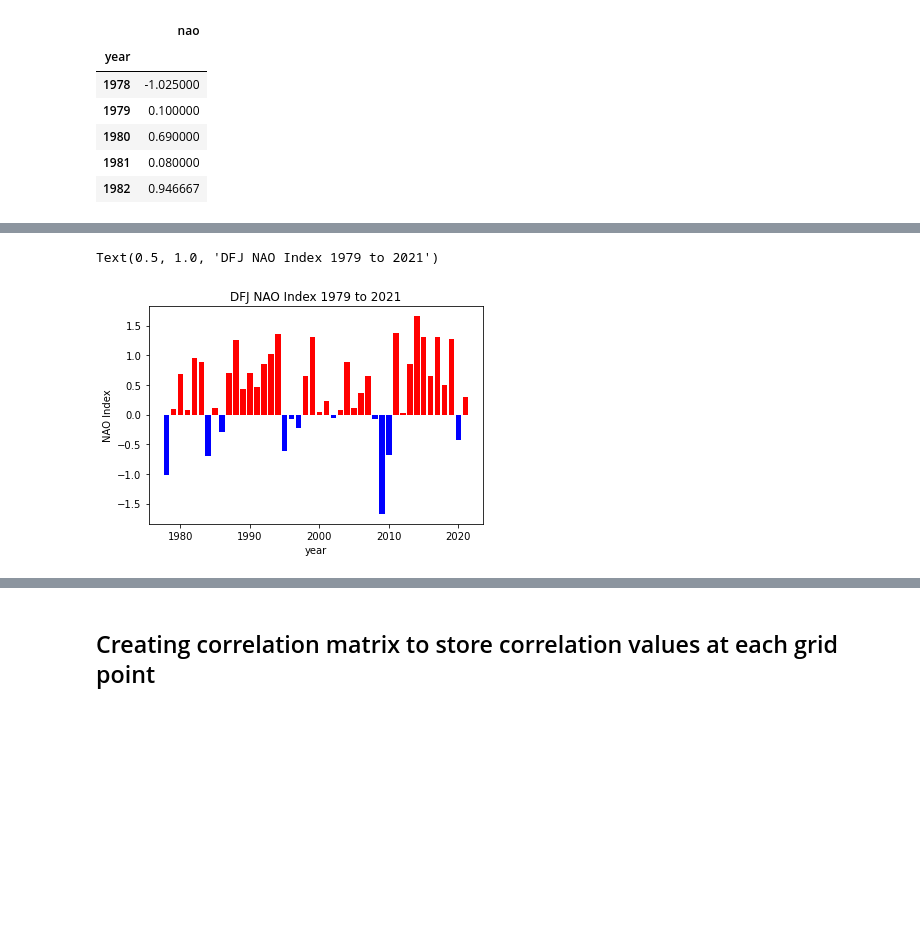
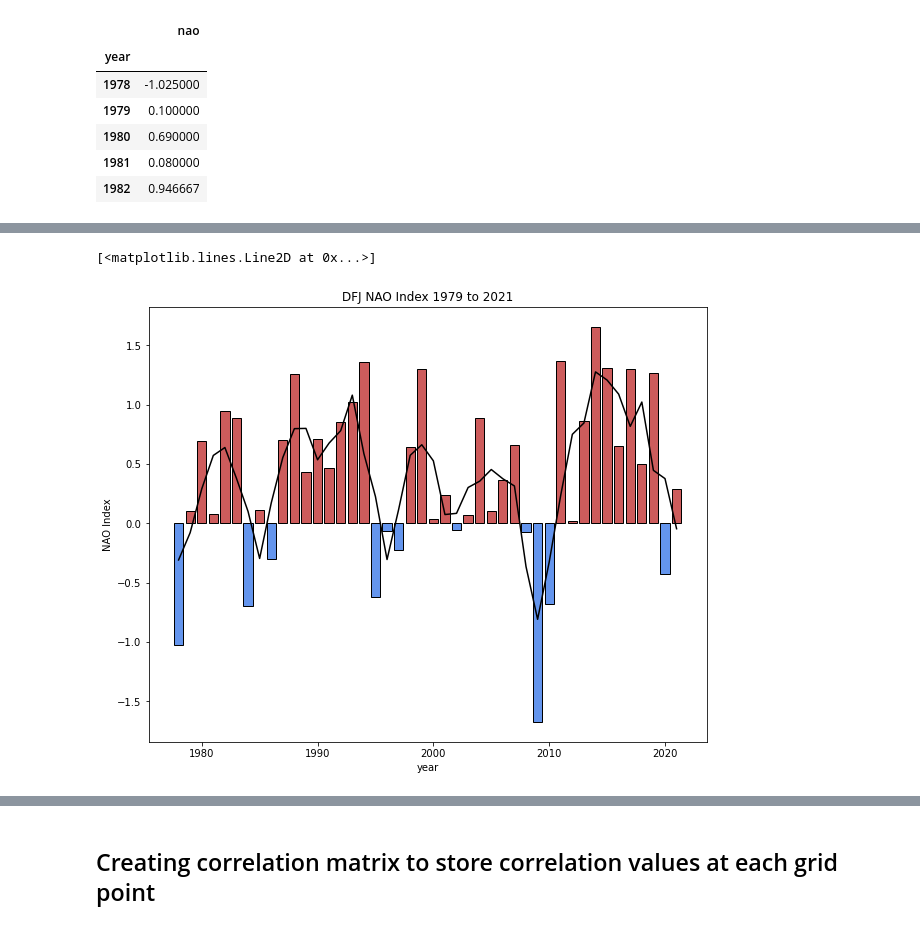
Before and after one commit to Dessyb86/MPO624_2022, a Jupyter notebook: Notebooks/Patrick_final_project.ipynb, the cells around one changed output, grey strips where cells are left out. Saved outputs shown, nothing was run; the diff lists cells and outputs as text; code cells hidden in the pictures; blank space fills up the shorter version.

```diff
--- a/Notebooks/Patrick_final_project.ipynb
+++ b/Notebooks/Patrick_final_project.ipynb
@@ -90,23 +92,44 @@ nao_winter_avg.head()
 # %%
+import matplotlib.pyplot as plt
+
+#Defining a smooth function to calculate a running mean
+def smooth(y, box_pts):
+    box = np.ones(box_pts)/box_pts
+    y_smooth = np.convolve(y, box, mode='same')
+    return y_smooth
+
 #creating an array to store the color of positive (red) vs negative (blue) indices
 colors_nao = []
 
 for i in range(len(nao_winter_avg)):
 
     if nao_winter_avg['nao'].iloc[i] >= 0:
 
-        colors_nao.append('red')
+        colors_nao.append('indianred')
 
     else:
 
-        colors_nao.append('blue')
+        colors_nao.append('cornflowerblue')
+
+#creating a callable figure object
+fig = plt.figure(figsize=(10, 8))
 
 #Making bar chart
-plt.bar(nao_winter_avg.index,nao_winter_avg['nao'],color=colors_nao)
+plt.bar(nao_winter_avg.index,nao_winter_avg['nao'],color=colors_nao,edgecolor='black')
 
+#Adding x-axis label
 plt.xlabel("year")
+
+#Adding y-axis label
 plt.ylabel("NAO Index")
+
+#adding plot title
 plt.title("DFJ NAO Index 1979 to 2021")
+
+#Adding a
+plt.plot(nao_winter_avg.index,smooth(nao_winter_avg['nao'],3),color='black', linewidth=1.5)
+
+# plt.plot(nao_winter_avg.index,signal.savgol_filter(nao_winter_avg['nao'], 11, 2),color="black")
 # %% [output]
-Text(0.5, 1.0, 'DFJ NAO Index 1979 to 2021')
+[<matplotlib.lines.Line2D at 0x...>]
-[figure, old version]
+[figure, new version]
```
Also changed, not shown: parts of 45 cells of this notebook.
